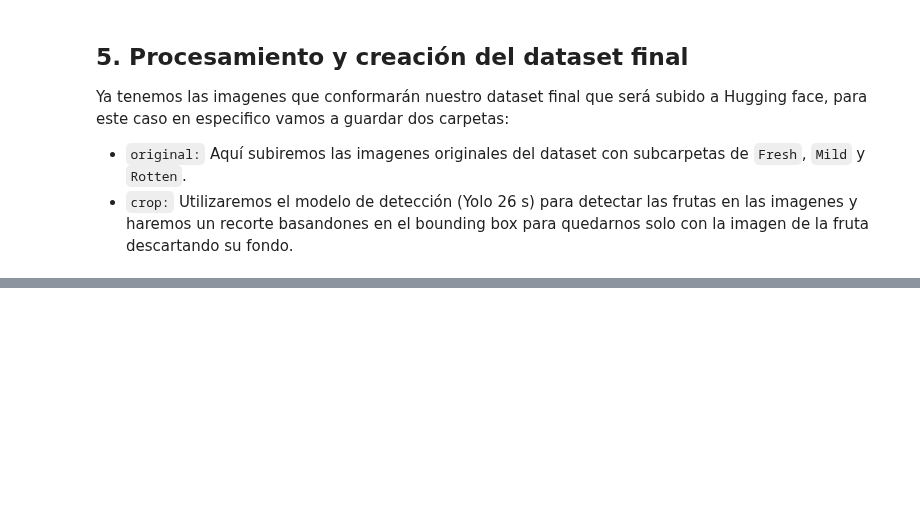
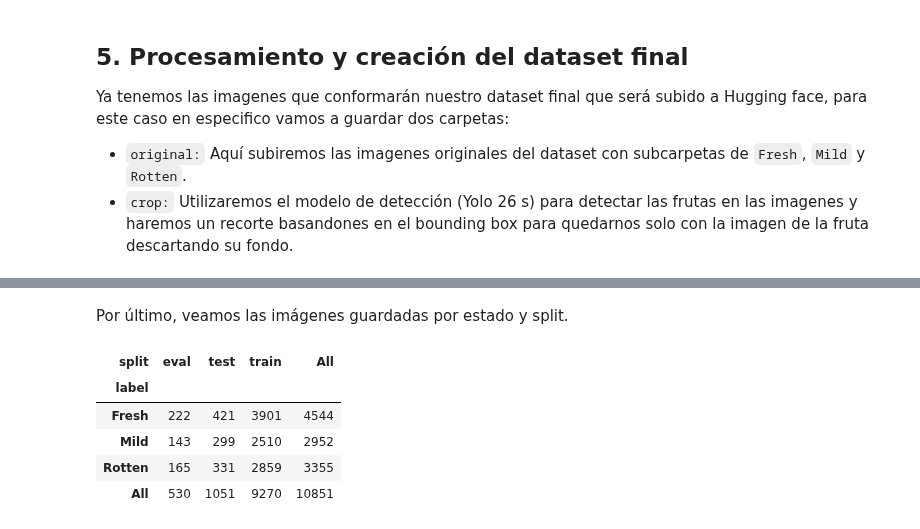
Before and after one commit to Loperaa-Juan/agrotrace-project, a Jupyter notebook: ml/fruit_dataset.ipynb, the cells around one changed output, grey strips where cells are left out. Drawn from its saved outputs; the diff is of its cells as text; code cells hidden in the pictures; blank space fills up the shorter version.

```diff
--- a/ml/fruit_dataset.ipynb
+++ b/ml/fruit_dataset.ipynb
@@ -782,0 +984,11 @@ Ya tenemos las imagenes que conformarán nuestro dataset final que será subido
+# %% [markdown]
+Por último, veamos las imágenes guardadas por estado y split.
+# %%
+display(pd.crosstab(saved_df['label'], saved_df['split'], margins=True))
+# %% [output]
+| split | eval | test | train | All |
+| label |  |  |  |  |
+| Fresh | 222 | 421 | 3901 | 4544 |
+| Mild | 143 | 299 | 2510 | 2952 |
+| Rotten | 165 | 331 | 2859 | 3355 |
+| All | 530 | 1051 | 9270 | 10851 |
```
Also changed, not shown: parts of 15 cells of this notebook.
